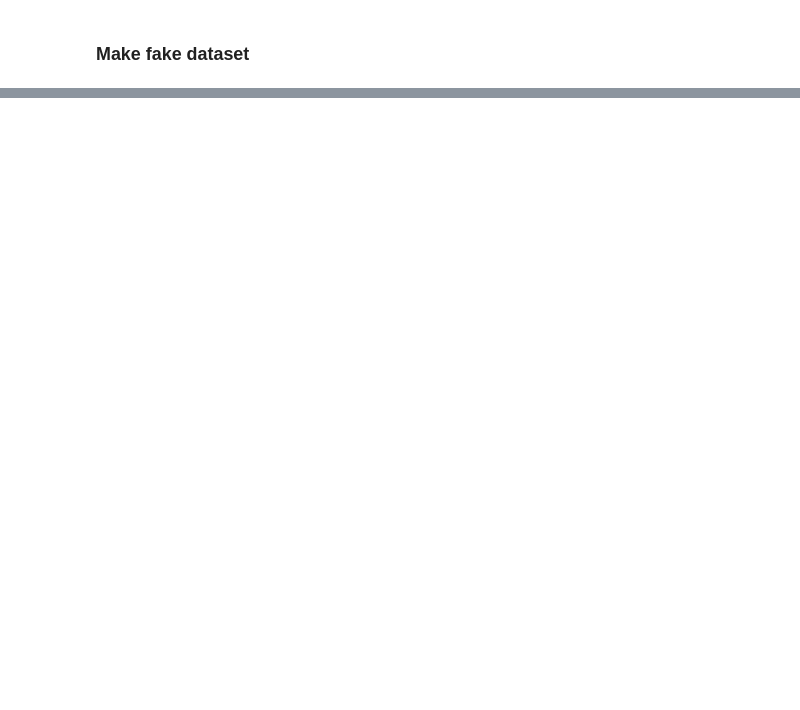
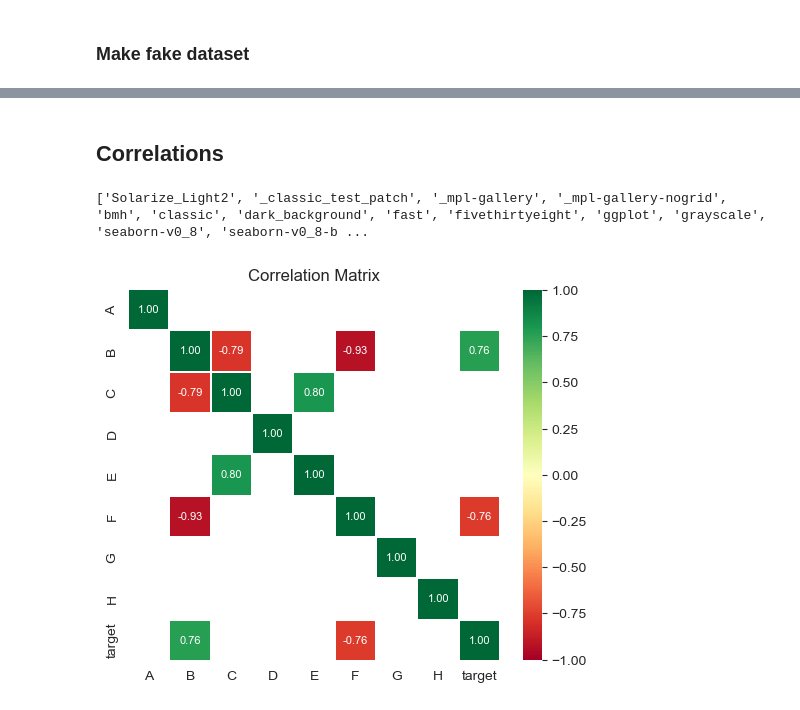
Before and after one commit to rammah83/VEDA, a Jupyter notebook: notebook.ipynb, the cells around one changed output, grey strips where cells are left out. Drawn from its saved outputs; the diff is of its cells as text; code cells hidden in the pictures; blank space fills up the shorter version.

```diff
--- a/notebook.ipynb
+++ b/notebook.ipynb
@@ -36,0 +58,8 @@ viz_missing(df=data, fig_size=(12,6))
+# %% [markdown]
+## Correlations
+# %%
+importlib.reload(veda)
+veda.viz_correlations(data=data, cutoff=.5, fig_size=(6,6))
+# %% [output]
+['Solarize_Light2', '_classic_test_patch', '_mpl-gallery', '_mpl-gallery-nogrid', 'bmh', 'classic', 'dark_background', 'fast', 'fivethirtyeight', 'ggplot', 'grayscale', 'seaborn-v0_8', 'seaborn-v0_8-b ...
+[figure, added]
```
Also changed, not shown: parts of 9 cells of this notebook, 1 other file.
